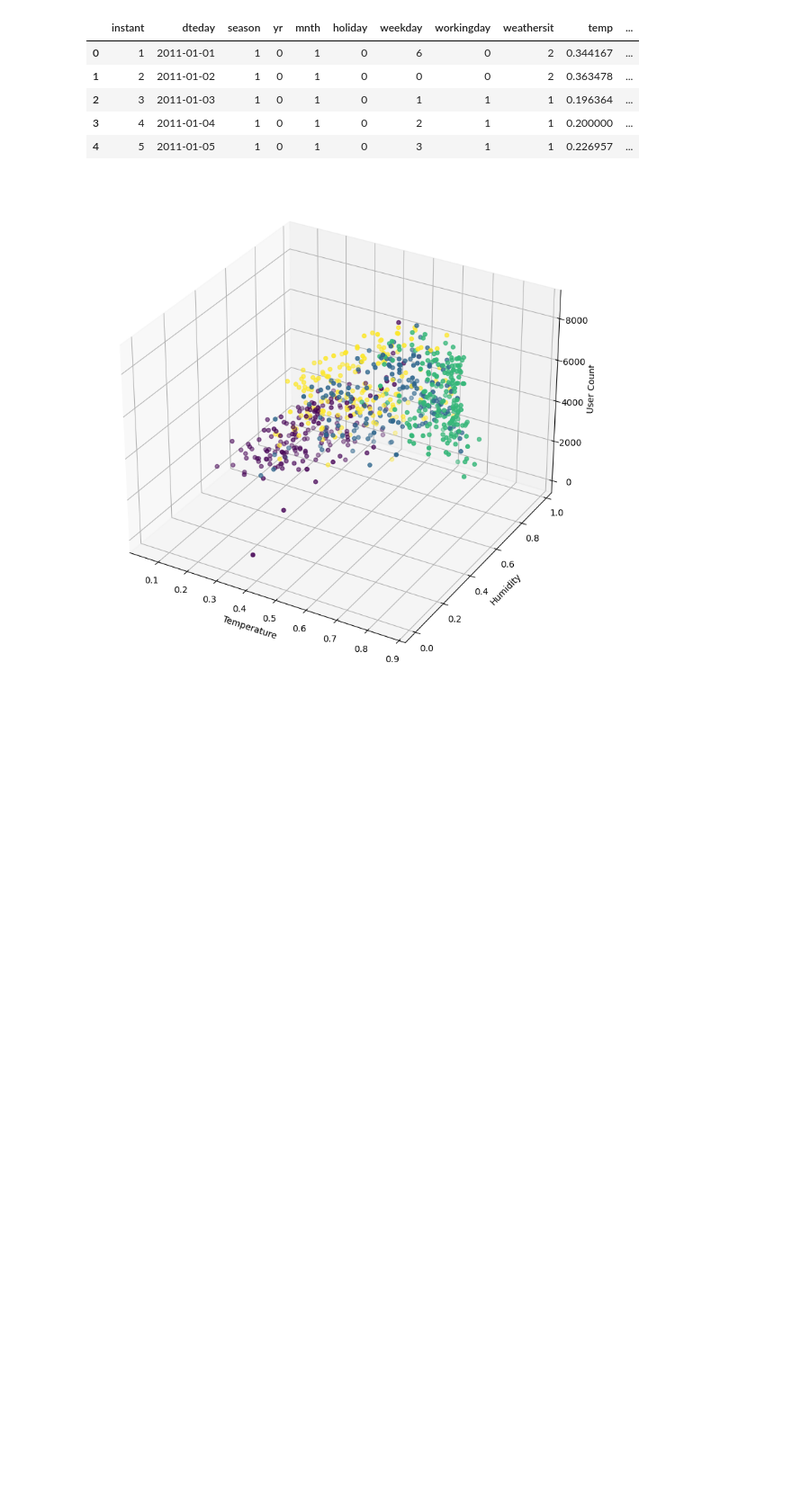
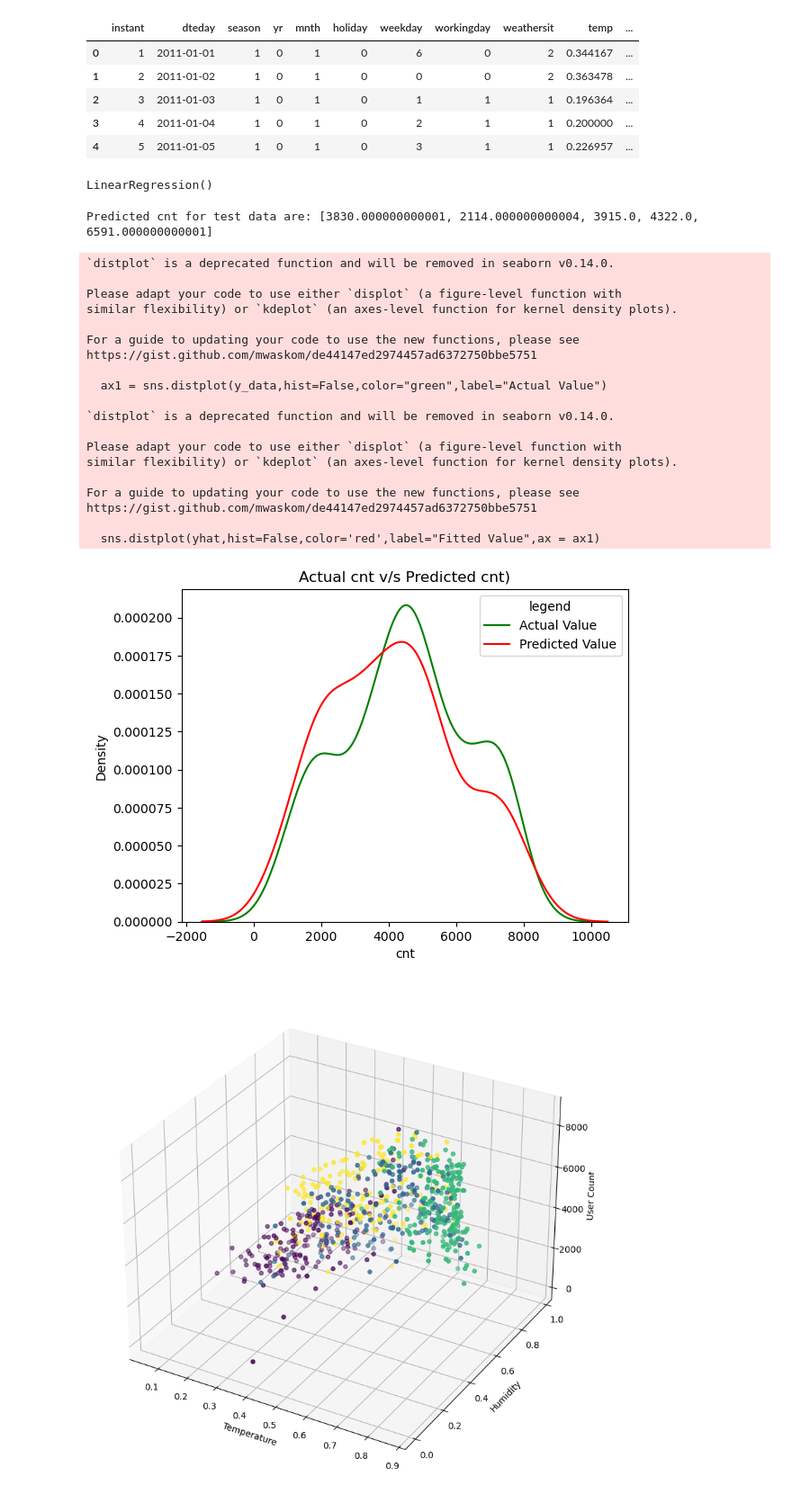
Before and after one commit to mohamedalbasuonyi/Bike-Sharing-Dataset, a Jupyter notebook: Milestone3.ipynb, the cells around one changed output. Shown at 90% size. Cells and saved outputs as stored; diff of their text form; code cells hidden in the pictures; blank space fills up the shorter version.

```diff
--- a/Milestone3.ipynb
+++ b/Milestone3.ipynb
@@ -19,6 +19,49 @@ df.head()
 | 2 | 3 | 2011-01-03 | 1 | 0 | 1 | 0 | 1 | 1 | 1 | 0.196364 | ... |
 | 3 | 4 | 2011-01-04 | 1 | 0 | 1 | 0 | 2 | 1 | 1 | 0.200000 | ... |
 | 4 | 5 | 2011-01-05 | 1 | 0 | 1 | 0 | 3 | 1 | 1 | 0.226957 | ... |
+# %%
+#creating dimensions for Modelling
+x_data = df.drop(['cnt', 'dteday', 'season'], axis=1)
+y_data = df['cnt']
+# %%
+x_train, x_test, y_train, y_test = train_test_split(x_data,y_data,test_size=0.2,random_state=1)
+lm = LinearRegression()
+lm.fit(x_train,y_train)
+# %% [output]
+LinearRegression()
+# %%
+yhat= lm.predict(x_test)
+print("Predicted cnt for test data are:", yhat[0:5].tolist())
+# %% [output]
+Predicted cnt for test data are: [3830.000000000001, 2114.000000000004, 3915.0, 4322.0, 6591.000000000001]
+# %%
+import seaborn as sns
+plt.title("Actual cnt v/s Predicted cnt)")
+ax1 = sns.distplot(y_data,hist=False,color="green",label="Actual Value")
+sns.distplot(yhat,hist=False,color='red',label="Fitted Value",ax = ax1)
+plt.legend(title='legend', loc='upper right', labels=['Actual Value', 'Predicted Value'])
+plt.show()
+# %% [output]
+`distplot` is a deprecated function and will be removed in seaborn v0.14.0.
+
+Please adapt your code to use either `displot` (a figure-level function with
+similar flexibility) or `kdeplot` (an axes-level function for kernel density plots).
+
+For a guide to updating your code to use the new functions, please see
+https://gist.github.com/mwaskom/de44147ed2974457ad6372750bbe5751
+
+  ax1 = sns.distplot(y_data,hist=False,color="green",label="Actual Value")
+
+`distplot` is a deprecated function and will be removed in seaborn v0.14.0.
+
+Please adapt your code to use either `displot` (a figure-level function with
+similar flexibility) or `kdeplot` (an axes-level function for kernel density plots).
+
+For a guide to updating your code to use the new functions, please see
+https://gist.github.com/mwaskom/de44147ed2974457ad6372750bbe5751
+
+  sns.distplot(yhat,hist=False,color='red',label="Fitted Value",ax = ax1)
+[figure, added]
 # %%
 from mpl_toolkits.mplot3d import Axes3D
 
```
